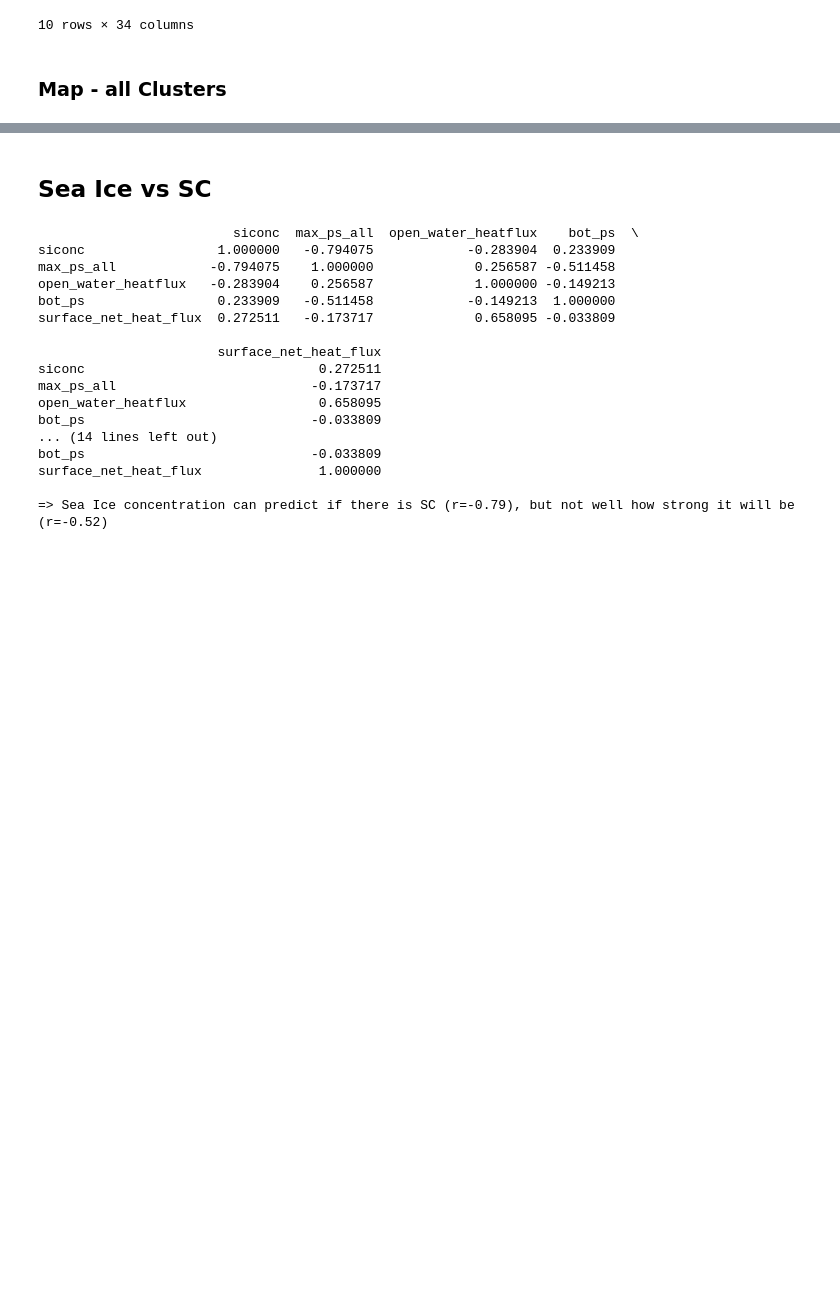
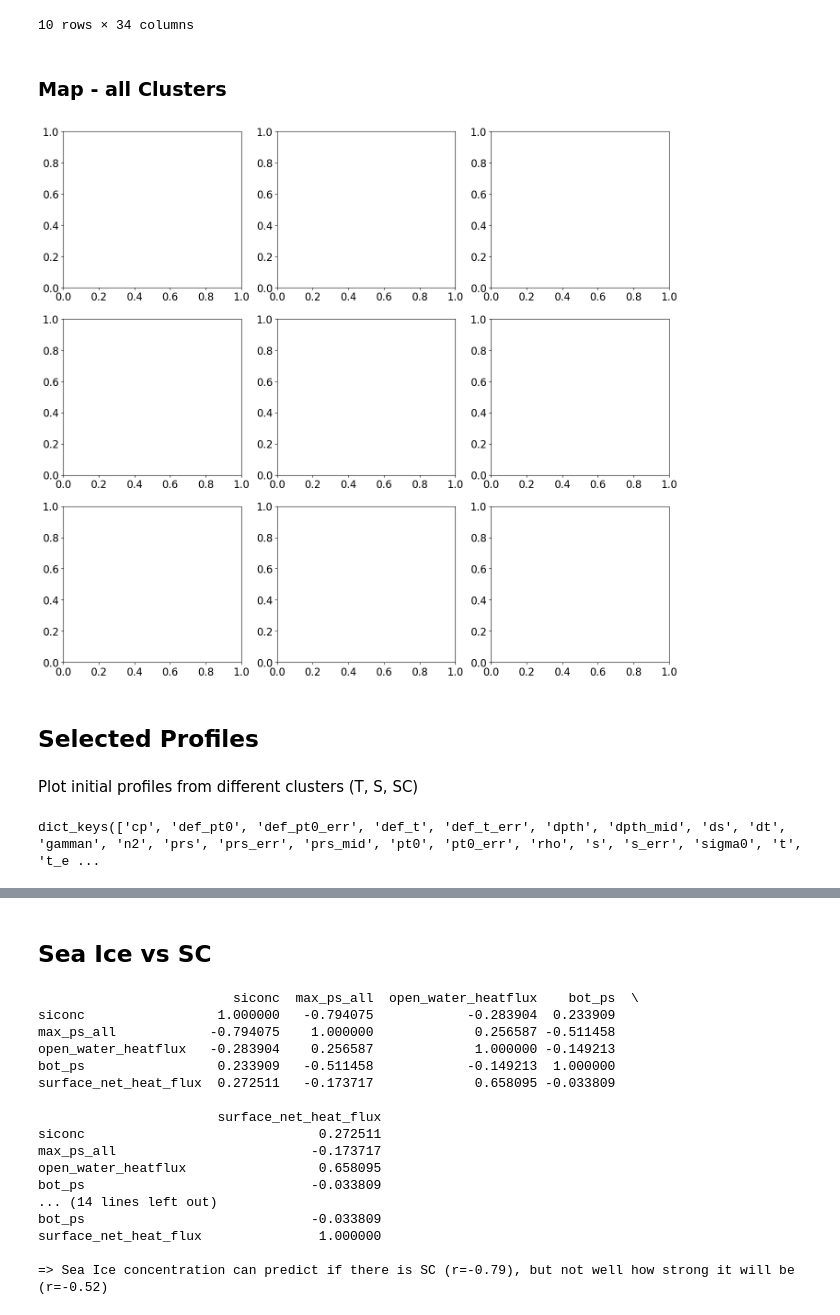
Before and after one commit to marlene-schramm/MSc_data_analysis, a Jupyter notebook: observations_reanalysis/supercooled_profiles_SEAL9900109.ipynb, the cells around one changed output, grey strips where cells are left out. Drawn from its saved outputs; the diff is of its cells as text; code cells hidden in the pictures; blank space fills up the shorter version.

```diff
--- a/observations_reanalysis/supercooled_profiles_SEAL9900109.ipynb
+++ b/observations_reanalysis/supercooled_profiles_SEAL9900109.ipynb
@@ -794,3 +786,15 @@ data1_all_cluster09
 10 rows × 34 columns
 # %% [markdown]
 ### Map - all Clusters
+# %%
+fig, ax = plt.subplots(3,3, figsize = (17,15))
+# %% [output]
+[figure, added]
+# %% [markdown]
+## Selected Profiles
+# %% [markdown]
+Plot initial profiles from different clusters (T, S, SC)
+# %%
+cluster07_data2.keys()
+# %% [output]
+dict_keys(['cp', 'def_pt0', 'def_pt0_err', 'def_t', 'def_t_err', 'dpth', 'dpth_mid', 'ds', 'dt', 'gamman', 'n2', 'prs', 'prs_err', 'prs_mid', 'pt0', 'pt0_err', 'rho', 's', 's_err', 'sigma0', 't', 't_e ...
```
Also changed, not shown: parts of 8 cells of this notebook.
